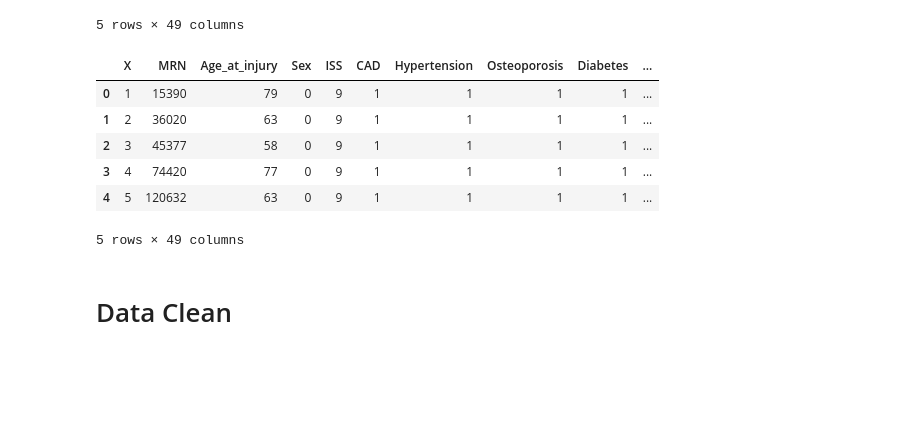
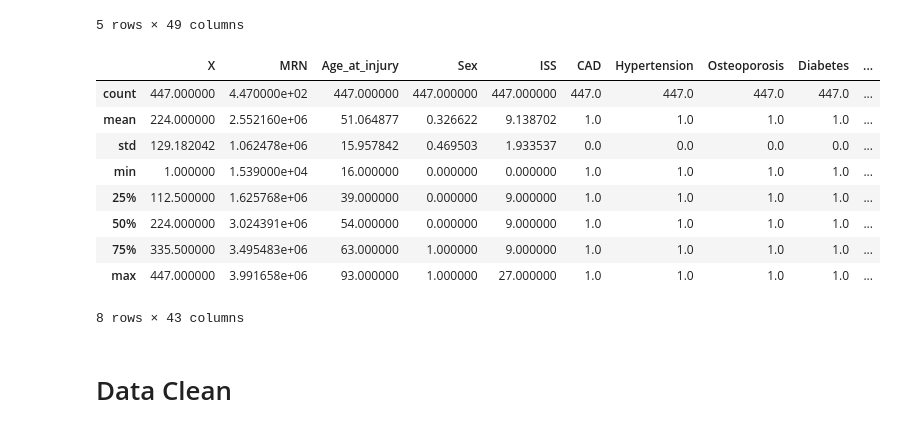
Before and after one commit to zhuzp98/STAT_550_CaseProject, a Jupyter notebook: code/NewCase1.ipynb, the cells around one changed output. Cells and saved outputs as stored; diff of their text form; code cells hidden in the pictures; blank space fills up the shorter version.

```diff
--- a/code/NewCase1.ipynb
+++ b/code/NewCase1.ipynb
@@ -53,26 +53,29 @@ c1.head()
 # %%
 # Convert binary categories to 0/1
 binary_cols = ['Sex', 'CAD', 'Hypertension', 'Osteoporosis', 'Diabetes',
                'Substance_abuse', 'Alcohol_abuse', 'Depression', 'Anxiety_disorder',
                'Psychosis', 'Malignancy', 'Stroke_TIA', 'Previous_orthopedic_trauma']
 
 # Convert Sex F->0, M->1, and others None->0, Present->1
 c1['Sex'] = (c1['Sex'] == 'M').astype(int)
 for col in binary_cols[1:]:
     c1[col] = (c1[col] != 'None').astype(int)
 # Special case for Revision_procedure
 c1['Revision_procedure'] = (c1['Revision_procedure'] == 'Removal of  device').astype(int)
 
 # Check the data
-c1.head()
+c1.describe()
 # %% [output]
 |  | X | MRN | Age_at_injury | Sex | ISS | CAD | Hypertension | Osteoporosis | Diabetes | ... |
-| 0 | 1 | 15390 | 79 | 0 | 9 | 1 | 1 | 1 | 1 | ... |
-| 1 | 2 | 36020 | 63 | 0 | 9 | 1 | 1 | 1 | 1 | ... |
-| 2 | 3 | 45377 | 58 | 0 | 9 | 1 | 1 | 1 | 1 | ... |
-| 3 | 4 | 74420 | 77 | 0 | 9 | 1 | 1 | 1 | 1 | ... |
-| 4 | 5 | 120632 | 63 | 0 | 9 | 1 | 1 | 1 | 1 | ... |
+| count | 447.000000 | 4.470000e+02 | 447.000000 | 447.000000 | 447.000000 | 447.0 | 447.0 | 447.0 | 447.0 | ... |
+| mean | 224.000000 | 2.552160e+06 | 51.064877 | 0.326622 | 9.138702 | 1.0 | 1.0 | 1.0 | 1.0 | ... |
+| std | 129.182042 | 1.062478e+06 | 15.957842 | 0.469503 | 1.933537 | 0.0 | 0.0 | 0.0 | 0.0 | ... |
+| min | 1.000000 | 1.539000e+04 | 16.000000 | 0.000000 | 0.000000 | 1.0 | 1.0 | 1.0 | 1.0 | ... |
+| 25% | 112.500000 | 1.625768e+06 | 39.000000 | 0.000000 | 9.000000 | 1.0 | 1.0 | 1.0 | 1.0 | ... |
+| 50% | 224.000000 | 3.024391e+06 | 54.000000 | 0.000000 | 9.000000 | 1.0 | 1.0 | 1.0 | 1.0 | ... |
+| 75% | 335.500000 | 3.495483e+06 | 63.000000 | 1.000000 | 9.000000 | 1.0 | 1.0 | 1.0 | 1.0 | ... |
+| max | 447.000000 | 3.991658e+06 | 93.000000 | 1.000000 | 27.000000 | 1.0 | 1.0 | 1.0 | 1.0 | ... |
-5 rows × 49 columns
+8 rows × 43 columns
 # %% [markdown]
 # Data Clean
 # %%
```
Also changed, not shown: parts of 10 cells of this notebook.
